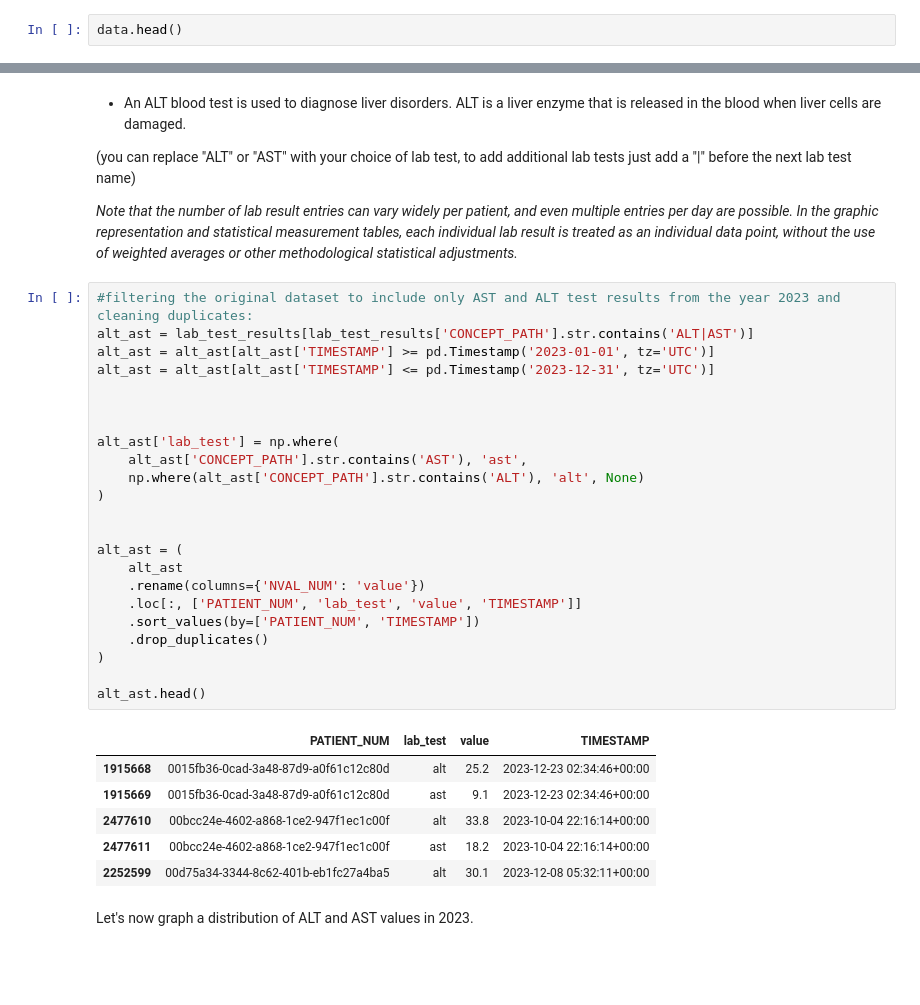
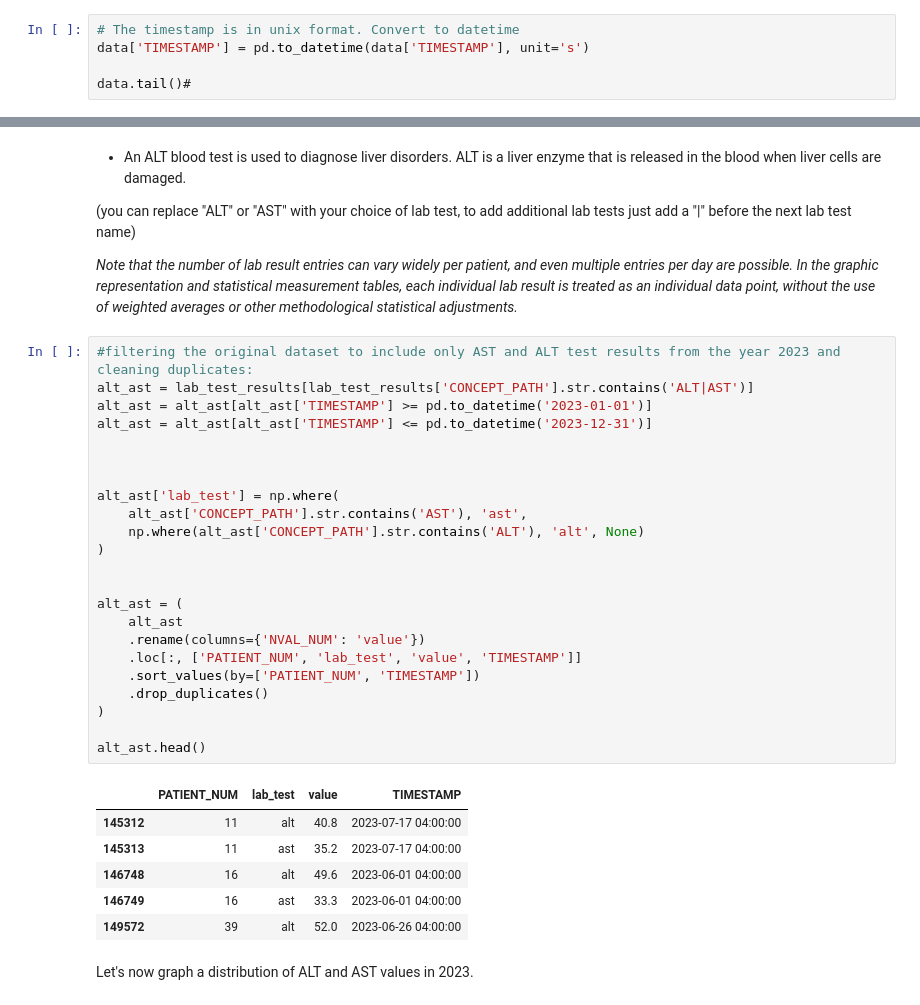
Before and after one commit to hms-dbmi/Access-to-Data-and-Compute-using-Service-Workbench, a Jupyter notebook: Investigating EHR data from PIC-SURE - python.ipynb, the cells around one changed output, grey strips where cells are left out. Drawn from its saved outputs; the diff is of its cells as text; blank space fills up the shorter version.

```diff
--- a/Investigating EHR data from PIC-SURE - python.ipynb
+++ b/Investigating EHR data from PIC-SURE - python.ipynb
@@ -59,5 +57,8 @@ You'll see 5 columns:
 - NVAL_NUM: The numerical value of the clinical variable, if applicable
 - TIMESTAMP: The date and time associated to a given observation (row)
 # %%
-data.head()
+# The timestamp is in unix format. Convert to datetime
+data['TIMESTAMP'] = pd.to_datetime(data['TIMESTAMP'], unit='s')
+
+data.tail()#
 # %% [output]
@@ -529,33 +530,33 @@ We will also only focus on lab results from 2023.
 # %%
 #filtering the original dataset to include only AST and ALT test results from the year 2023 and cleaning duplicates:
 alt_ast = lab_test_results[lab_test_results['CONCEPT_PATH'].str.contains('ALT|AST')]
-alt_ast = alt_ast[alt_ast['TIMESTAMP'] >= pd.Timestamp('2023-01-01', tz='UTC')]
-alt_ast = alt_ast[alt_ast['TIMESTAMP'] <= pd.Timestamp('2023-12-31', tz='UTC')]
+alt_ast = alt_ast[alt_ast['TIMESTAMP'] >= pd.to_datetime('2023-01-01')]
+alt_ast = alt_ast[alt_ast['TIMESTAMP'] <= pd.to_datetime('2023-12-31')]
 
 
 
 alt_ast['lab_test'] = np.where(
     alt_ast['CONCEPT_PATH'].str.contains('AST'), 'ast',
     np.where(alt_ast['CONCEPT_PATH'].str.contains('ALT'), 'alt', None)
 )
 
 
 alt_ast = (
     alt_ast
     .rename(columns={'NVAL_NUM': 'value'})
     .loc[:, ['PATIENT_NUM', 'lab_test', 'value', 'TIMESTAMP']]
     .sort_values(by=['PATIENT_NUM', 'TIMESTAMP'])
     .drop_duplicates()
 )
 
 alt_ast.head()
 # %% [output]
 |  | PATIENT_NUM | lab_test | value | TIMESTAMP |
-| 1915668 | 0015fb36-0cad-3a48-87d9-a0f61c12c80d | alt | 25.2 | 2023-12-23 02:34:46+00:00 |
-| 1915669 | 0015fb36-0cad-3a48-87d9-a0f61c12c80d | ast | 9.1 | 2023-12-23 02:34:46+00:00 |
-| 2477610 | 00bcc24e-4602-a868-1ce2-947f1ec1c00f | alt | 33.8 | 2023-10-04 22:16:14+00:00 |
-| 2477611 | 00bcc24e-4602-a868-1ce2-947f1ec1c00f | ast | 18.2 | 2023-10-04 22:16:14+00:00 |
-| 2252599 | 00d75a34-3344-8c62-401b-eb1fc27a4ba5 | alt | 30.1 | 2023-12-08 05:32:11+00:00 |
+| 145312 | 11 | alt | 40.8 | 2023-07-17 04:00:00 |
+| 145313 | 11 | ast | 35.2 | 2023-07-17 04:00:00 |
+| 146748 | 16 | alt | 49.6 | 2023-06-01 04:00:00 |
+| 146749 | 16 | ast | 33.3 | 2023-06-01 04:00:00 |
+| 149572 | 39 | alt | 52.0 | 2023-06-26 04:00:00 |
 # %% [markdown]
 Let's now graph a distribution of ALT and AST values in 2023.
 # %%
```
Also changed, not shown: parts of 14 cells of this notebook.
